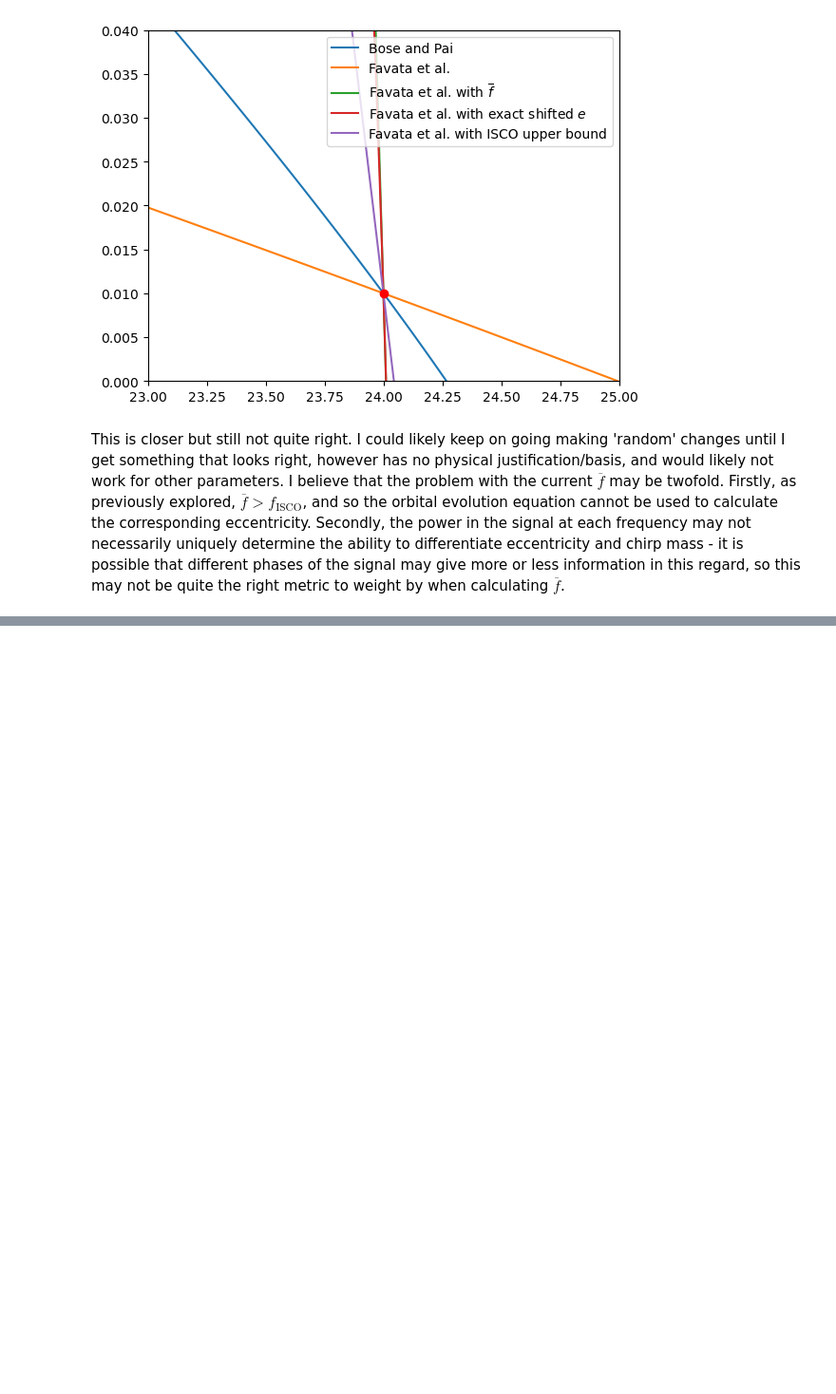
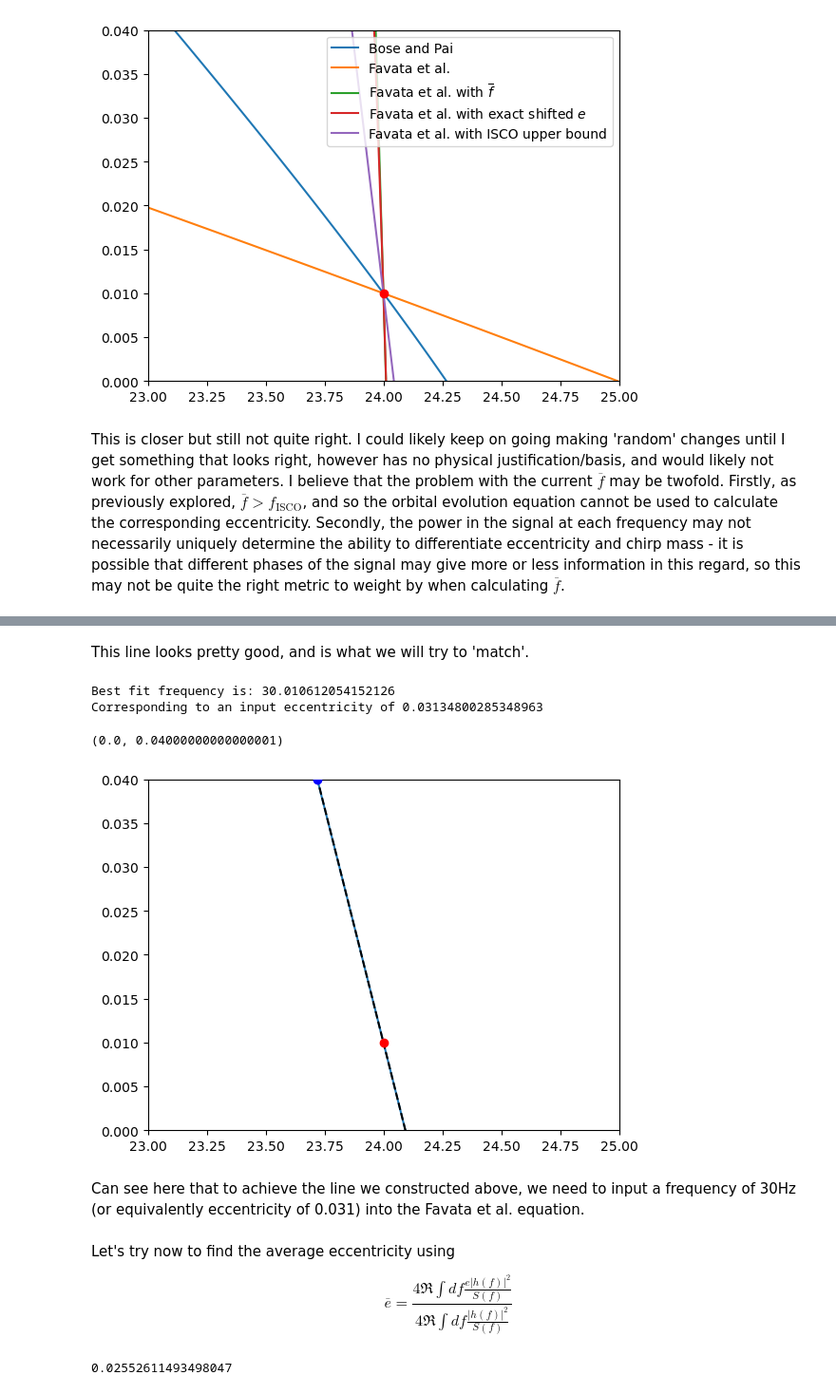
Before and after one commit to BenGPatterson/EccentricBinaries, a Jupyter notebook: notebooks/degeneracy_ecc_chirp.ipynb, the cells around one changed output, grey strips where cells are left out. Shown at 95% size. Saved outputs shown, nothing was run; the diff lists cells and outputs as text; code cells hidden in the pictures; blank space fills up the shorter version.

```diff
--- a/notebooks/degeneracy_ecc_chirp.ipynb
+++ b/notebooks/degeneracy_ecc_chirp.ipynb
@@ -125,0 +333,59 @@ This is closer but still not quite right. I could likely keep on going making 'r
+# %% [markdown]
+This line looks pretty good, and is what we will try to 'match'.
+# %%
+def favata_vary_f(f, f_low, given_e, given_chirp, e_vals):
+
+    s_given_e = shifted_e(f, f_low, given_e)
+    s_e_vals = shifted_e(f, f_low, e_vals)
+
+    # Find effective chirp mass of given point
+    eff_chirp = given_chirp/(1-(157/24)*s_given_e**2)**(3/5)
+
+    # Convert to chirp mass values
+    chirp_vals = eff_chirp*(1-(157/24)*s_e_vals**2)**(3/5)
+
+    return chirp_vals
+# %%
+init_guess = 10
+bounds = [(5, 200)]
+best_fit = minimize(lambda x: np.sum(abs(favata_vary_f(x, 10, 0.1, 24, e_line_vals)-chirp_line_vals)), init_guess, bounds=bounds)
+print(f'Best fit frequency is: {best_fit["x"][0]}')
+print(f'Corresponding to an input eccentricity of {shifted_e(best_fit["x"][0], 10, 0.1)}')
+# %% [output]
+Best fit frequency is: 30.010612054152126
+Corresponding to an input eccentricity of 0.03134800285348963
+# %%
+plt.plot(favata_vary_f(best_fit["x"][0], 10, 0.1, 24, e_line_vals), e_line_vals**2)
+plt.scatter(x1, y1, c='r', zorder=5)
+plt.scatter(x2, y2, c='b', zorder=5)
+plt.plot(chirp_line_vals, e_line_vals**2, ls='dashed', c='k', zorder=4)
+plt.xlim(23,25)
+plt.ylim(0,0.2**2)
+# %% [output]
+(0.0, 0.04000000000000001)
+[figure, added]
+# %% [markdown]
+Can see here that to achieve the line we constructed above, we need to input a frequency of 30Hz (or equivalently eccentricity of 0.031) into the Favata et al. equation.
+# %% [markdown]
+Let's try now to find the average eccentricity using
+
+$$
+\overline{e} = \frac{4 \Re \int df \frac{e |h(f)|^2}{S(f)}}{4 \Re \int df \frac{|h(f)|^2}{S(f)}}
+$$
+# %%
+# Generate wf and psd
+h = gen_wf(10, 0.1, chirp2total(24, 2), 2, 4096, 'TEOBResumS')
+h.resize(ceiltwo(len(h)))
+psd, _ = gen_psd(h, 10)
+h = h.real().to_frequencyseries()
+
+# Calculate both integrals with sigmasq
+eccs = shifted_e(h.sample_frequencies, 10, 0.1)
+ss = sigmasq(h, psd=psd, low_frequency_cutoff=13, high_frequency_cutoff=74.3)
+sse = sigmasq(h*np.sqrt(eccs), psd=psd, low_frequency_cutoff=13, high_frequency_cutoff=74.3)
+
+# Calculate average eccentricity
+avg_e = sse/ss
+print(avg_e)
+# %% [output]
+0.02552611493498047
```
Also changed, not shown: parts of 10 cells of this notebook, 8 other files.
